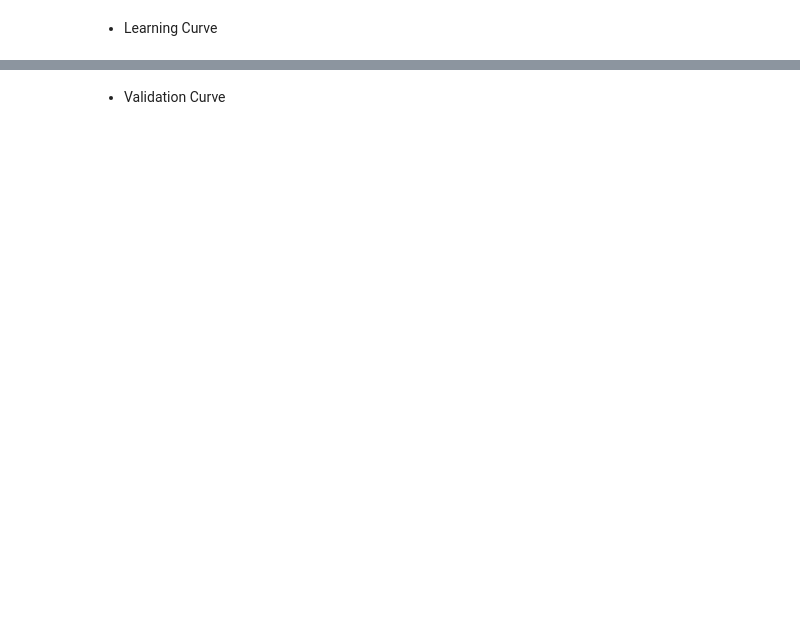
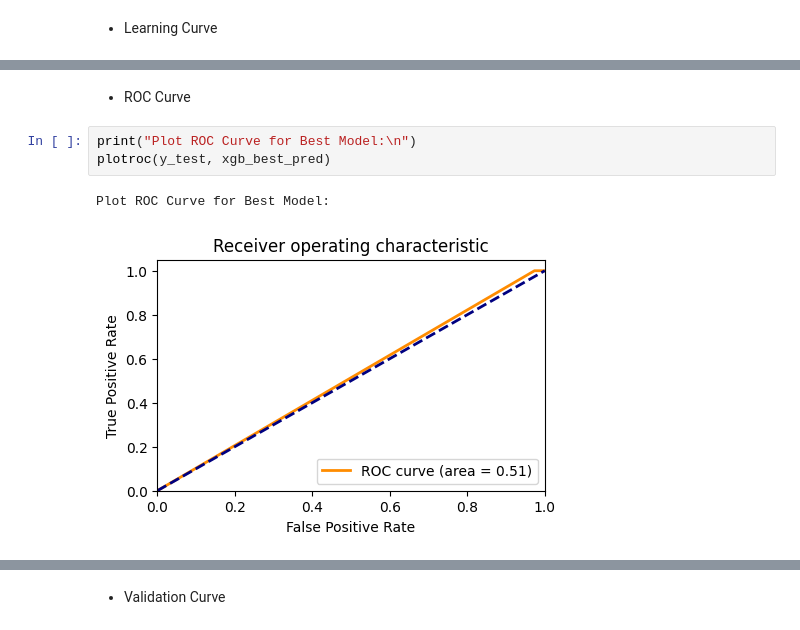
Before and after one commit to hasantahabagci/Credit-Card-Approval-Prediction, a Jupyter notebook: model.ipynb, the cells around one changed output, grey strips where cells are left out. Cells and saved outputs as stored; diff of their text form; blank space fills up the shorter version.

```diff
--- a/model.ipynb
+++ b/model.ipynb
@@ -476,0 +820,8 @@ plotlearningcurve(lr_wo_month_bal, X_train_wo_month_bal, y_train_wo_month_bal)
+# %% [markdown]
+- ROC Curve
+# %%
+print("Plot ROC Curve for Best Model:\n")
+plotroc(y_test, xgb_best_pred)
+# %% [output]
+Plot ROC Curve for Best Model:
+[figure, added]
```
Also changed, not shown: parts of 58 cells of this notebook.
